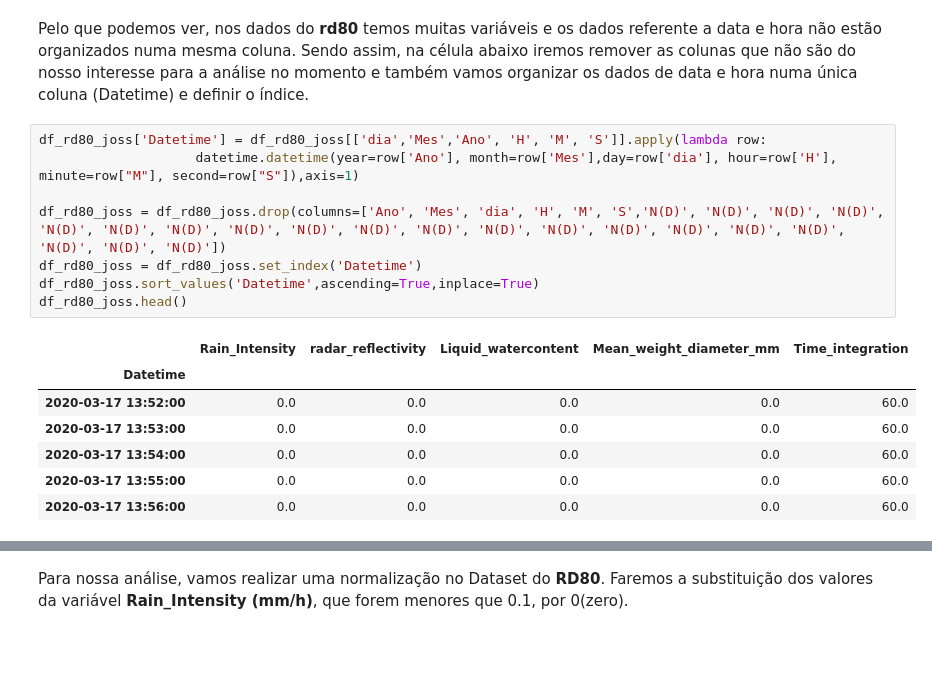
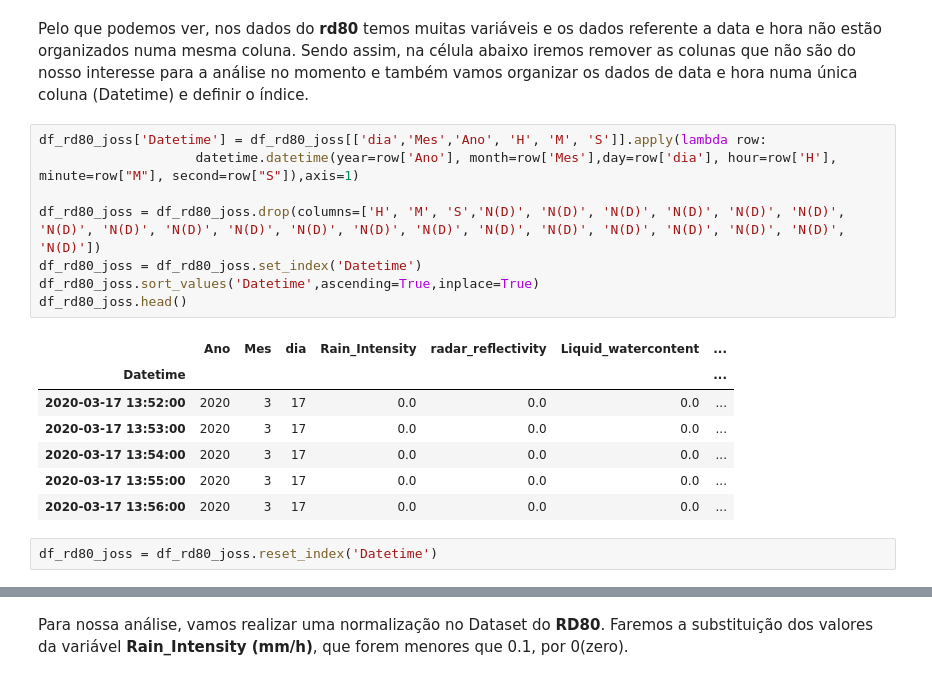
Before and after one commit to lourencocavalcante/Introduction-to-Data-Science, a Jupyter notebook: INPE_CAP394_2022_Atv01_Lourenco.ipynb, the cells around one changed output, grey strips where cells are left out. Drawn from its saved outputs; the diff is of its cells as text; blank space fills up the shorter version.

```diff
--- a/INPE_CAP394_2022_Atv01_Lourenco.ipynb
+++ b/INPE_CAP394_2022_Atv01_Lourenco.ipynb
@@ -213,16 +213,18 @@ Pelo que podemos ver, nos dados do **rd80** temos muitas variáveis e os dados r
 # %%
 df_rd80_joss['Datetime'] = df_rd80_joss[['dia','Mes','Ano', 'H', 'M', 'S']].apply(lambda row:
                     datetime.datetime(year=row['Ano'], month=row['Mes'],day=row['dia'], hour=row['H'], minute=row["M"], second=row["S"]),axis=1)
 
-df_rd80_joss = df_rd80_joss.drop(columns=['Ano', 'Mes', 'dia', 'H', 'M', 'S','N(D)', 'N(D)', 'N(D)', 'N(D)', 'N(D)', 'N(D)', 'N(D)', 'N(D)', 'N(D)', 'N(D)', 'N(D)', 'N(D)', 'N(D)', 'N(D)', 'N(D)', 'N(D)', 'N(D)', 'N(D)', 'N(D)', 'N(D)'])
+df_rd80_joss = df_rd80_joss.drop(columns=['H', 'M', 'S','N(D)', 'N(D)', 'N(D)', 'N(D)', 'N(D)', 'N(D)', 'N(D)', 'N(D)', 'N(D)', 'N(D)', 'N(D)', 'N(D)', 'N(D)', 'N(D)', 'N(D)', 'N(D)', 'N(D)', 'N(D)', 'N(D)', 'N(D)'])
 df_rd80_joss = df_rd80_joss.set_index('Datetime')
 df_rd80_joss.sort_values('Datetime',ascending=True,inplace=True)
 df_rd80_joss.head()
 # %% [output]
-|  | Rain_Intensity | radar_reflectivity | Liquid_watercontent | Mean_weight_diameter_mm | Time_integration |
-| Datetime |  |  |  |  |  |
-| 2020-03-17 13:52:00 | 0.0 | 0.0 | 0.0 | 0.0 | 60.0 |
-| 2020-03-17 13:53:00 | 0.0 | 0.0 | 0.0 | 0.0 | 60.0 |
-| 2020-03-17 13:54:00 | 0.0 | 0.0 | 0.0 | 0.0 | 60.0 |
-| 2020-03-17 13:55:00 | 0.0 | 0.0 | 0.0 | 0.0 | 60.0 |
-| 2020-03-17 13:56:00 | 0.0 | 0.0 | 0.0 | 0.0 | 60.0 |
+|  | Ano | Mes | dia | Rain_Intensity | radar_reflectivity | Liquid_watercontent | ... |
+| Datetime |  |  |  |  |  |  | ... |
+| 2020-03-17 13:52:00 | 2020 | 3 | 17 | 0.0 | 0.0 | 0.0 | ... |
+| 2020-03-17 13:53:00 | 2020 | 3 | 17 | 0.0 | 0.0 | 0.0 | ... |
+| 2020-03-17 13:54:00 | 2020 | 3 | 17 | 0.0 | 0.0 | 0.0 | ... |
+| 2020-03-17 13:55:00 | 2020 | 3 | 17 | 0.0 | 0.0 | 0.0 | ... |
+| 2020-03-17 13:56:00 | 2020 | 3 | 17 | 0.0 | 0.0 | 0.0 | ... |
+# %%
+df_rd80_joss = df_rd80_joss.reset_index('Datetime')
```
Also changed, not shown: parts of 14 cells of this notebook.
